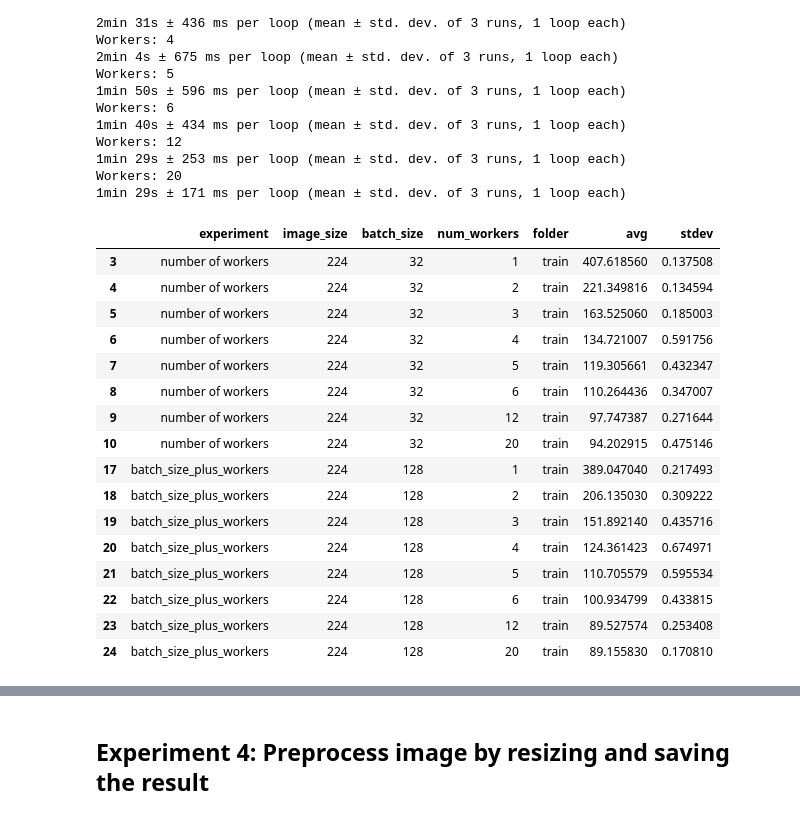
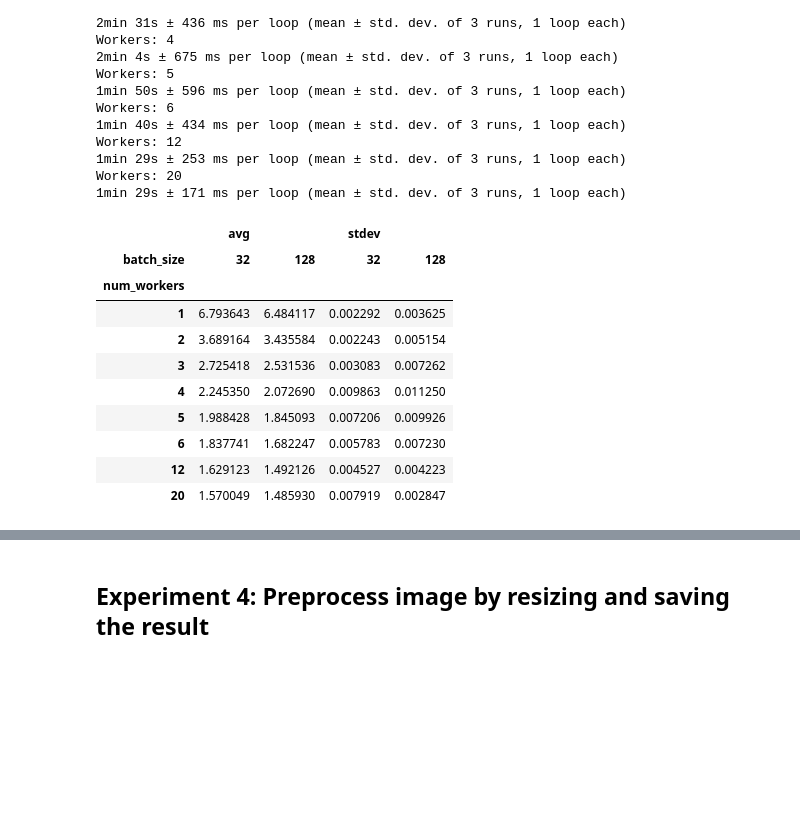
Before and after one commit to jachen36/humpback_kaggle, a Jupyter notebook: 0_loading_image.ipynb, the cells around one changed output, grey strips where cells are left out. Cells and saved outputs as stored; diff of their text form; code cells hidden in the pictures; blank space fills up the shorter version.

Commit message:
Wrapped up loading experiment with plots

```diff
--- a/0_loading_image.ipynb
+++ b/0_loading_image.ipynb
@@ -182,23 +233,17 @@ Workers: 12
 Workers: 20
 1min 29s ± 171 ms per loop (mean ± std. dev. of 3 runs, 1 loop each)
 # %%
-compare = exp_param[exp_param.experiment.isin(['number of workers', 'batch_size_plus_workers'])];
-compare
+compare = exp_param[exp_param.experiment.isin(['number of workers', 'batch_size_plus_workers'])]
+compare = compare.pivot('num_workers', 'batch_size', ['avg', 'stdev'])/60; compare
 # %% [output]
-|  | experiment | image_size | batch_size | num_workers | folder | avg | stdev |
-| 3 | number of workers | 224 | 32 | 1 | train | 407.618560 | 0.137508 |
-| 4 | number of workers | 224 | 32 | 2 | train | 221.349816 | 0.134594 |
-| 5 | number of workers | 224 | 32 | 3 | train | 163.525060 | 0.185003 |
-| 6 | number of workers | 224 | 32 | 4 | train | 134.721007 | 0.591756 |
-| 7 | number of workers | 224 | 32 | 5 | train | 119.305661 | 0.432347 |
-| 8 | number of workers | 224 | 32 | 6 | train | 110.264436 | 0.347007 |
-| 9 | number of workers | 224 | 32 | 12 | train | 97.747387 | 0.271644 |
-| 10 | number of workers | 224 | 32 | 20 | train | 94.202915 | 0.475146 |
-| 17 | batch_size_plus_workers | 224 | 128 | 1 | train | 389.047040 | 0.217493 |
-| 18 | batch_size_plus_workers | 224 | 128 | 2 | train | 206.135030 | 0.309222 |
-| 19 | batch_size_plus_workers | 224 | 128 | 3 | train | 151.892140 | 0.435716 |
-| 20 | batch_size_plus_workers | 224 | 128 | 4 | train | 124.361423 | 0.674971 |
-| 21 | batch_size_plus_workers | 224 | 128 | 5 | train | 110.705579 | 0.595534 |
-| 22 | batch_size_plus_workers | 224 | 128 | 6 | train | 100.934799 | 0.433815 |
-| 23 | batch_size_plus_workers | 224 | 128 | 12 | train | 89.527574 | 0.253408 |
-| 24 | batch_size_plus_workers | 224 | 128 | 20 | train | 89.155830 | 0.170810 |
+|  | avg |  | stdev |  |
+| batch_size | 32 | 128 | 32 | 128 |
+| num_workers |  |  |  |  |
+| 1 | 6.793643 | 6.484117 | 0.002292 | 0.003625 |
+| 2 | 3.689164 | 3.435584 | 0.002243 | 0.005154 |
+| 3 | 2.725418 | 2.531536 | 0.003083 | 0.007262 |
+| 4 | 2.245350 | 2.072690 | 0.009863 | 0.011250 |
+| 5 | 1.988428 | 1.845093 | 0.007206 | 0.009926 |
+| 6 | 1.837741 | 1.682247 | 0.005783 | 0.007230 |
+| 12 | 1.629123 | 1.492126 | 0.004527 | 0.004223 |
+| 20 | 1.570049 | 1.485930 | 0.007919 | 0.002847 |
```
Also changed, not shown: parts of 27 cells of this notebook.
